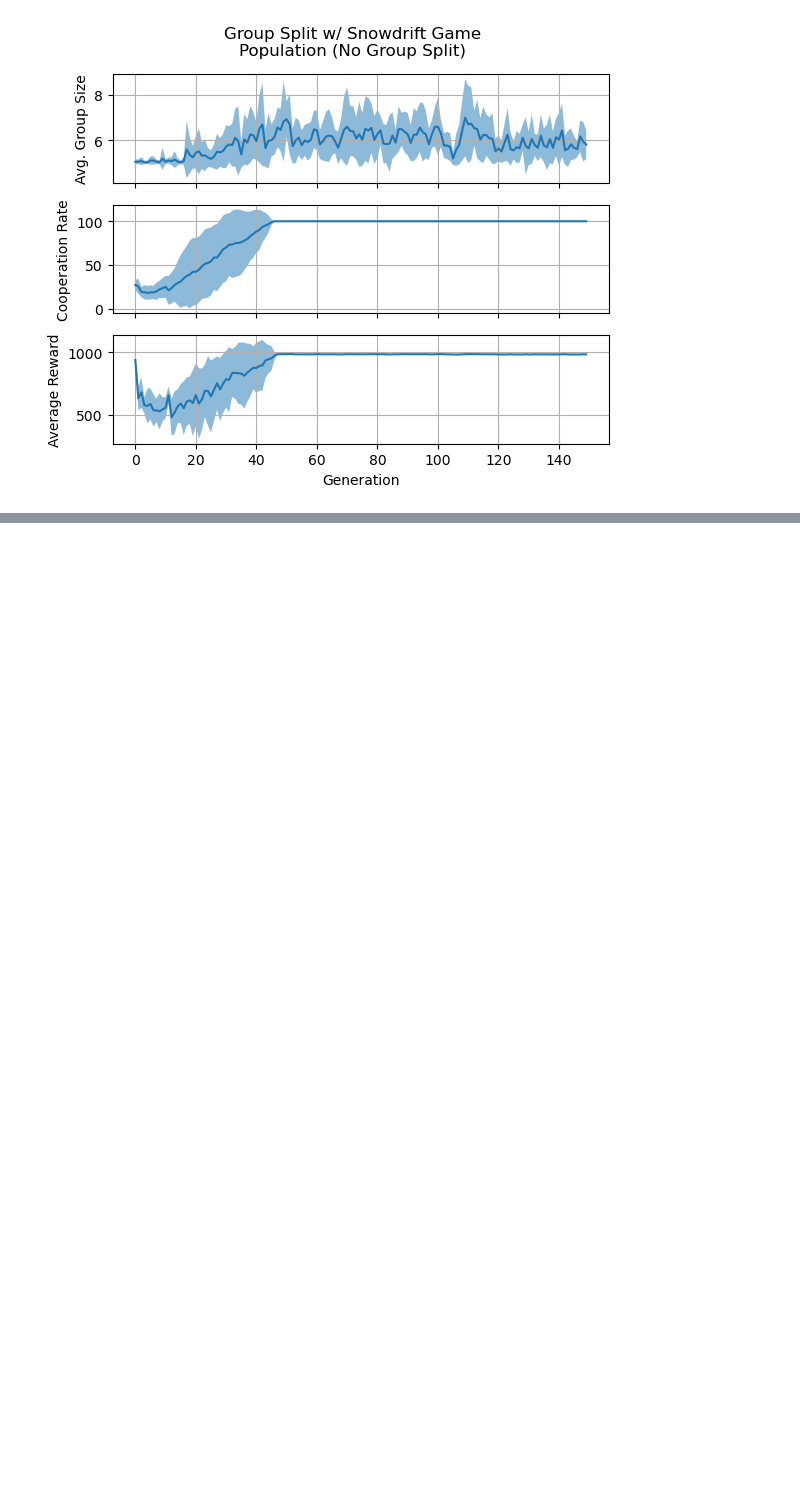
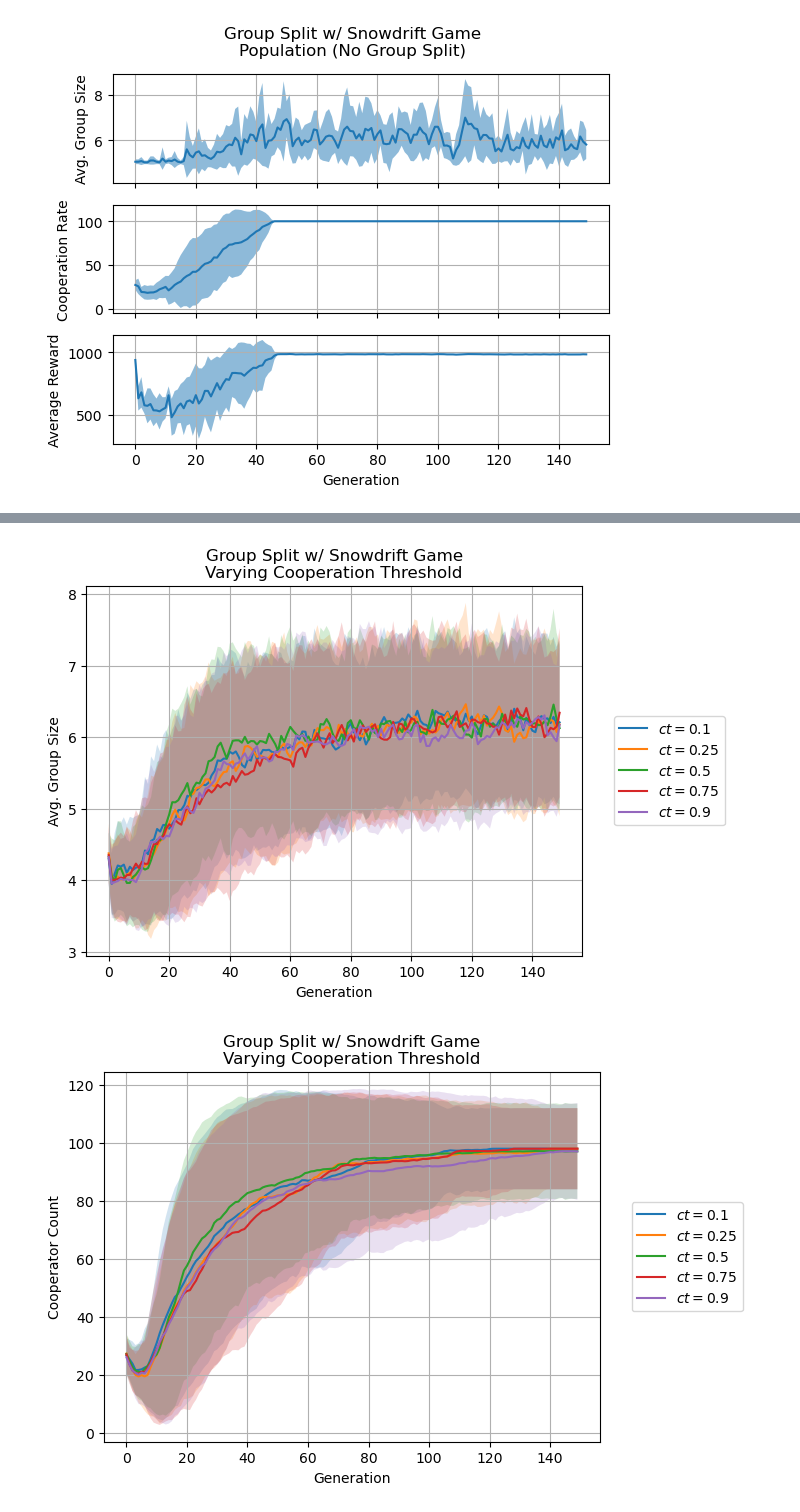
Before and after one commit to wbp1702/prisoners_dilemma, a Jupyter notebook: refactor/main.ipynb, the cells around one changed output, grey strips where cells are left out. Cells and saved outputs as stored; diff of their text form; code cells hidden in the pictures; blank space fills up the shorter version.

```diff
--- a/refactor/main.ipynb
+++ b/refactor/main.ipynb
@@ -351,0 +356,67 @@ plt.show()
+# %%
+import games
+import numpy as np
+import matplotlib.pyplot as plt
+from multiprocessing.pool import Pool
+
+# np.random.seed(50)
+
+population = 100
+num_generations = 150
+num_simulations = 100
+
+cooperation_thresholds = [0.1, 0.25, 0.5, 0.75, 0.9]
+
+args = [[population, 20, num_generations, 0.5, ct, 20, 'empty'] for ct in cooperation_thresholds]
+with Pool() as pool:
+    many_results = pool.starmap(games.group_split_game_many, [[num_simulations] + arg for arg in args])
+# %%
+
+population_per_gen = [[many_results[i][j][3] for j in range(num_simulations)] for i in range(len(cooperation_thresholds))]
+mean_population_per_gen = np.mean(population_per_gen, axis=1)
+std_population_per_gen = np.std(population_per_gen, axis=1)
+
+cooperation_per_gen = [[many_results[i][j][4] for j in range(num_simulations)] for i in range(len(cooperation_thresholds))]
+mean_cooperation_per_gen = np.mean(cooperation_per_gen, axis=1)
+std_cooperation_per_gen = np.std(cooperation_per_gen, axis=1)
+
+total_reward_per_gen = [[many_results[i][j][5] for j in range(num_simulations)] for i in range(len(cooperation_thresholds))]
+mean_total_reward_per_gen = np.mean(total_reward_per_gen, axis=1)
+std_total_reward_per_gen = np.std(total_reward_per_gen, axis=1)
+
+# Plot Population Statistics
+plt.title(f'Group Split w/ Snowdrift Game\nVarying Cooperation Threshold')
+for i in range(len(cooperation_thresholds)):
+    plt.plot(mean_population_per_gen[i], label=f'$ct={cooperation_thresholds[i]}$')
+    plt.fill_between(np.arange(num_generations), mean_population_per_gen[i] - std_population_per_gen[i],
+                     mean_population_per_gen[i] + std_population_per_gen[i], alpha=0.2)
+plt.legend(loc='center left', bbox_to_anchor=(1.05, 0.5))
+plt.ylabel('Avg. Group Size')
+plt.xlabel('Generation')
+plt.grid()
+plt.show()
+
+plt.title(f'Group Split w/ Snowdrift Game\nVarying Cooperation Threshold')
+for i in range(len(cooperation_thresholds)):
+    plt.plot(mean_cooperation_per_gen[i], label=f'$ct={cooperation_thresholds[i]}$')
+    plt.fill_between(np.arange(num_generations), mean_cooperation_per_gen[i] - std_cooperation_per_gen[i],
+                     mean_cooperation_per_gen[i] + std_cooperation_per_gen[i], alpha=0.2)
+plt.legend(loc='center left', bbox_to_anchor=(1.05, 0.5))
+plt.ylabel('Cooperator Count')
+plt.xlabel('Generation')
+plt.grid()
+plt.show()
+
+plt.title(f'Group Split w/ Snowdrift Game\nVarying Cooperation Threshold')
+for i in range(len(cooperation_thresholds)):
+    plt.plot(mean_total_reward_per_gen[i], label=f'$ct={cooperation_thresholds[i]}$')
+    plt.fill_between(np.arange(num_generations), mean_total_reward_per_gen[i] - std_total_reward_per_gen[i],
+                     mean_total_reward_per_gen[i] + std_total_reward_per_gen[i], alpha=0.2)
+plt.legend(loc='center left', bbox_to_anchor=(1.05, 0.5))
+plt.ylabel('Total Reward')
+plt.xlabel('Generation')
+plt.grid()
+plt.show()
+# %% [output]
+[figure, added]
+[figure, added]
```
Also changed, not shown: parts of 5 cells of this notebook, 10 other files.
